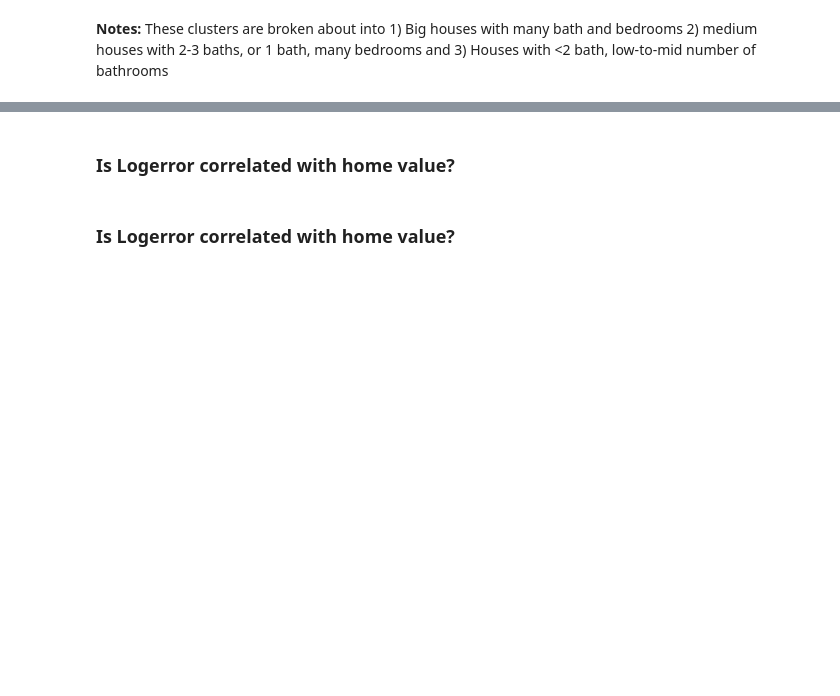
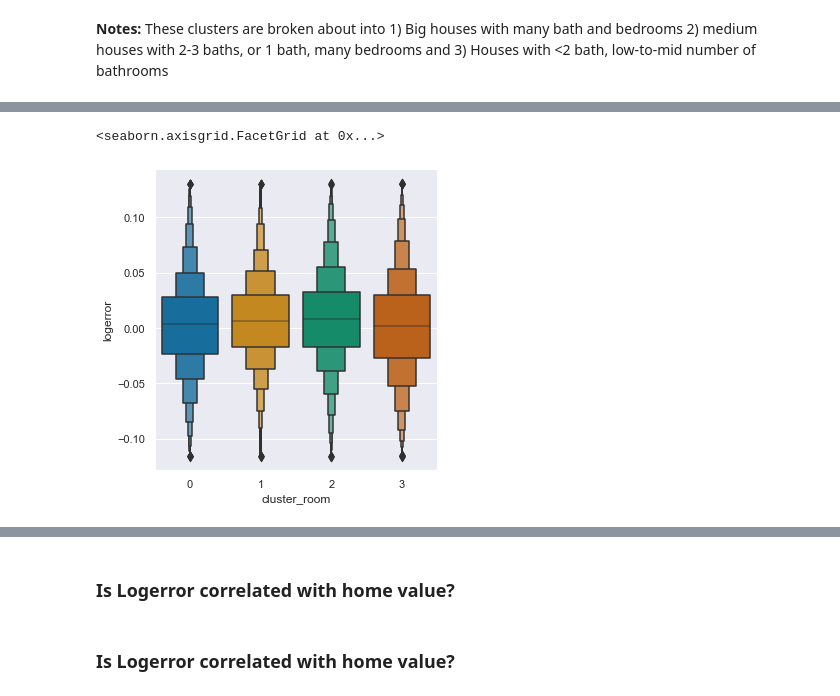
Before and after one commit to Cayt-Schlichting/zillow-clustering-project, a Jupyter notebook: Final_Report.ipynb, the cells around one changed output, grey strips where cells are left out. Saved outputs shown, nothing was run; the diff lists cells and outputs as text; code cells hidden in the pictures; blank space fills up the shorter version.

```diff
--- a/Final_Report.ipynb
+++ b/Final_Report.ipynb
@@ -239,0 +246,5 @@ tr.cluster_roomSF = tr.cluster_roomSF.map({0:'<2 baths',1:'Mid SF, mid baths',2:
+# %%
+sns.catplot(data=tr,x='cluster_room',y='logerror',kind='boxen')
+# %% [output]
+<seaborn.axisgrid.FacetGrid at 0x...>
+[figure, added]
```
Also changed, not shown: parts of 33 cells of this notebook, 3 other files.
